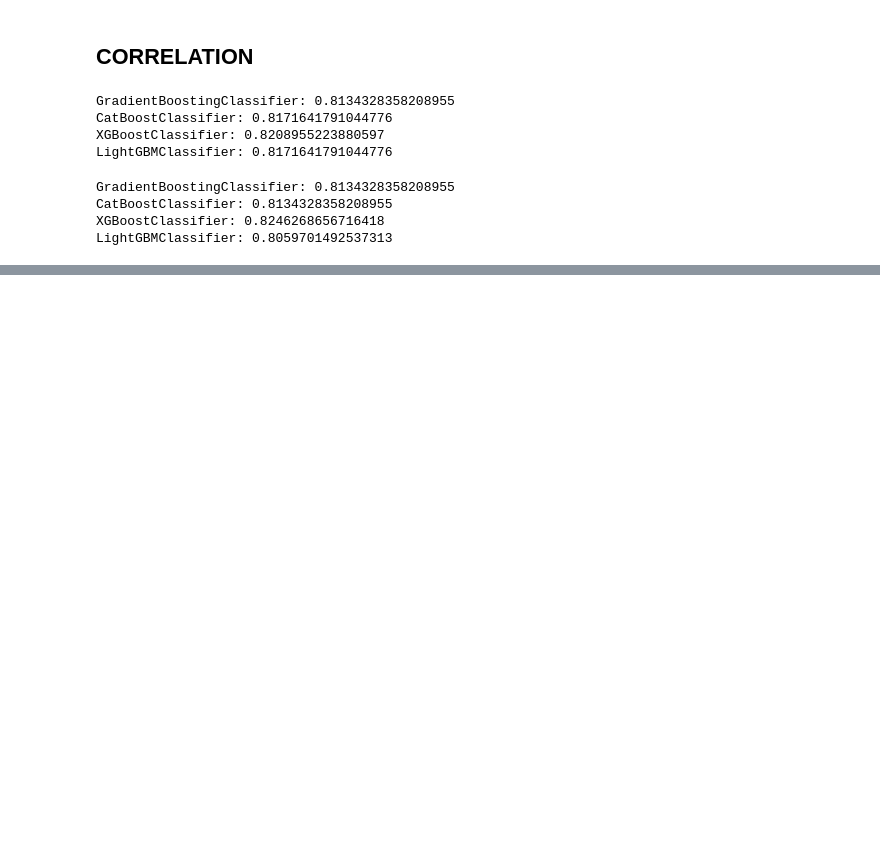
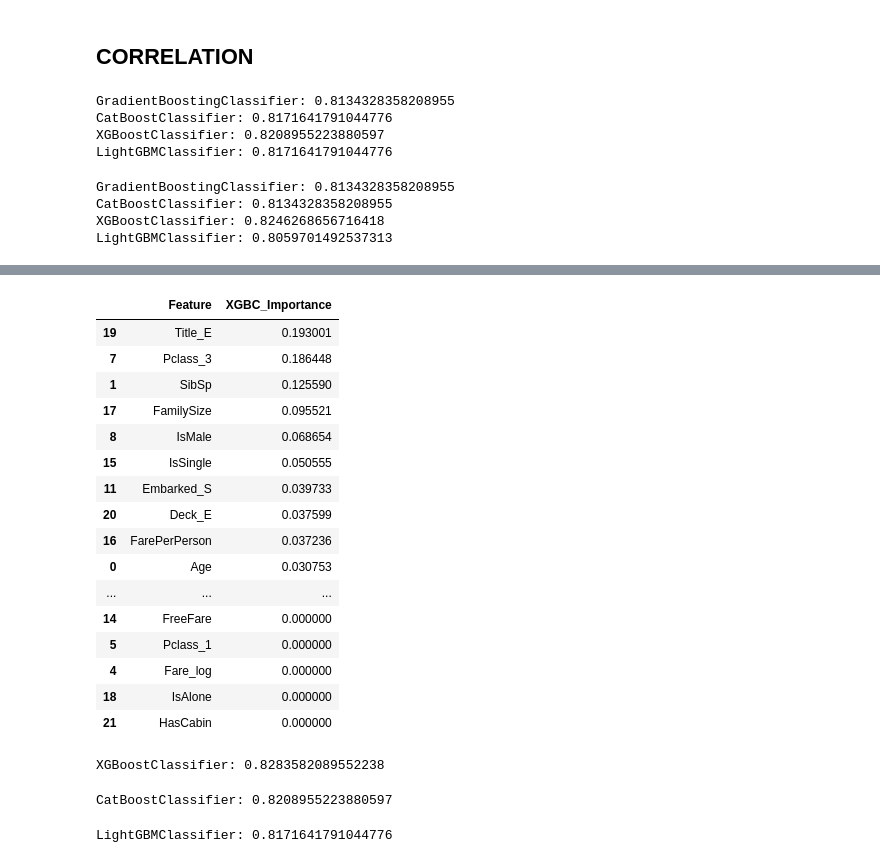
Before and after one commit to fabiogaldinho/Titanic-Classification, a Jupyter notebook: notebooks/02_EDA.ipynb, the cells around one changed output, grey strips where cells are left out. Cells and saved outputs as stored; diff of their text form; code cells hidden in the pictures; blank space fills up the shorter version.

```diff
--- a/notebooks/02_EDA.ipynb
+++ b/notebooks/02_EDA.ipynb
@@ -627,0 +619,73 @@ feature_importances
+# %%
+feature_importances = pd.DataFrame({'Feature': x_data2.columns,
+                                    'XGBC_Importance': xgbc2.feature_importances_,
+                                   })
+feature_importances = feature_importances.sort_values(by='XGBC_Importance', ascending=False)
+
+feature_importances
+# %% [output]
+|  | Feature | XGBC_Importance |
+| 19 | Title_E | 0.193001 |
+| 7 | Pclass_3 | 0.186448 |
+| 1 | SibSp | 0.125590 |
+| 17 | FamilySize | 0.095521 |
+| 8 | IsMale | 0.068654 |
+| 15 | IsSingle | 0.050555 |
+| 11 | Embarked_S | 0.039733 |
+| 20 | Deck_E | 0.037599 |
+| 16 | FarePerPerson | 0.037236 |
+| 0 | Age | 0.030753 |
+| ... | ... | ... |
+| 14 | FreeFare | 0.000000 |
+| 5 | Pclass_1 | 0.000000 |
+| 4 | Fare_log | 0.000000 |
+| 18 | IsAlone | 0.000000 |
+| 21 | HasCabin | 0.000000 |
+# %%
+features_gbc = ['IsMale', 'Title_E', 'FarePerPerson', 'Age', 'Pclass_E', 'SibSp', 'Fare_log', 'Deck_E', 'FamilySize', 'Embarked_E', 'Fare', 'Stage_E',
+                'Parch']
+
+
+x_data_gbc = df[features_gbc].copy()
+
+x_train_gbc, x_test_gbc, _, _ = train_test_split(x_data_gbc, y_data, test_size=0.30, random_state=13)
+
+gbc = GradientBoostingClassifier(random_state = 13)
+gbc.fit(x_train_gbc, y_train)
+yhat = gbc.predict(x_test_gbc)
+
+print("XGBoostClassifier:", accuracy_score(y_test, yhat), "\n")
+# %% [output]
+XGBoostClassifier: 0.8283582089552238
+# %%
+features_cbc = ['Title_E', 'IsMale', 'Age', 'FarePerPerson', 'Pclass_E', 'Deck_E', 'Fare', 'Fare_log', 'Embarked_E', 'SibSp', 'Stage_E', 'FamilySize',
+                'IsSingle', 'HasCabin']
+
+
+x_data_cbc = df[features_cbc].copy()
+
+x_train_cbc, x_test_cbc, _, _ = train_test_split(x_data_cbc, y_data, test_size=0.30, random_state=13)
+
+cbc = CatBoostClassifier(verbose = 0, random_state = 13)
+cbc.fit(x_train_cbc, y_train)
+yhat = cbc.predict(x_test_cbc)
+
+print("CatBoostClassifier:", accuracy_score(y_test, yhat), "\n")
+# %% [output]
+CatBoostClassifier: 0.8208955223880597
+# %%
+features_lgbmc = ['Age', 'Fare', 'FarePerPerson', 'Embarked_E', 'Pclass_E', 'Title_E', 'Deck_E', 'Stage_E', 'SibSp', 'IsSingle', 'IsMale', 'Parch',
+                  'FamilySize', 'IsAgeEstimated']
+
+
+x_data_lgbmc = df[features_lgbmc].copy()
+
+x_train_lgbmc, x_test_lgbmc, _, _ = train_test_split(x_data_lgbmc, y_data, test_size=0.30, random_state=13)
+
+lgbm = LGBMClassifier(verbose = -1, random_state=13)
+lgbm.fit(x_train_lgbmc, y_train)
+yhat = lgbm.predict(x_test_lgbmc)
+
+print("LightGBMClassifier:", accuracy_score(y_test, yhat), "\n")
+# %% [output]
+LightGBMClassifier: 0.8171641791044776
```
Also changed, not shown: parts of 9 cells of this notebook, 4 other files.
